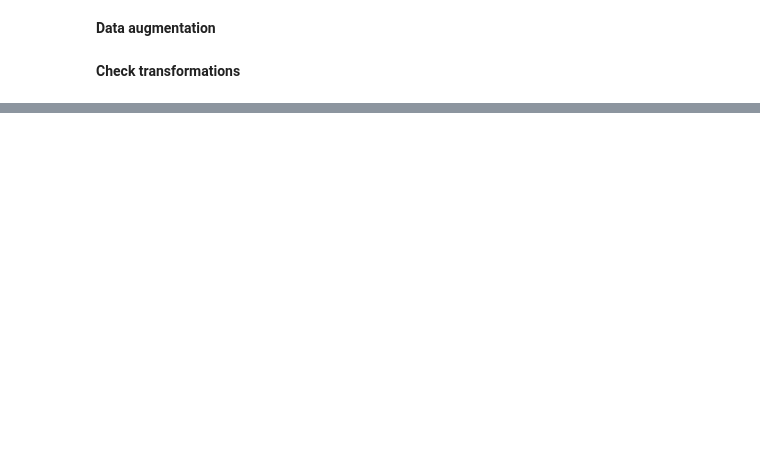
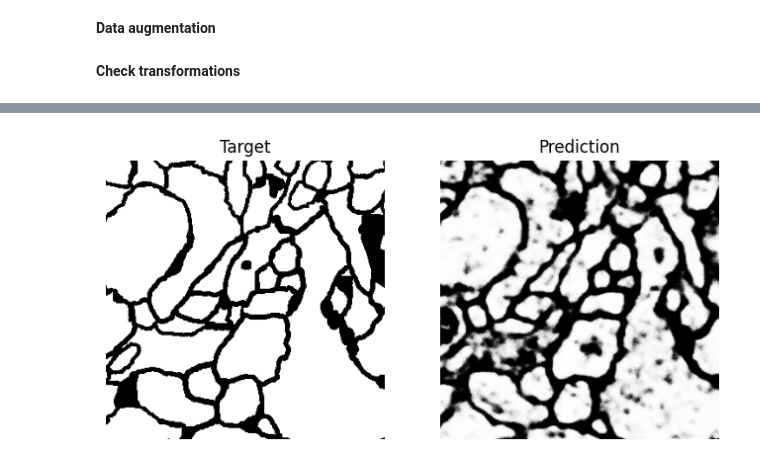
Before and after one commit to lniango/Segmentation_tracking, a Jupyter notebook: segmentation.ipynb, the cells around one changed output, grey strips where cells are left out. Cells and saved outputs as stored; diff of their text form; code cells hidden in the pictures; blank space fills up the shorter version.

```diff
--- a/segmentation.ipynb
+++ b/segmentation.ipynb
@@ -1068,0 +908,86 @@ with torch.no_grad():
+# %%
+'''# Make datasets
+test_set = SegmentationDataset(images    = img_mtrx[test_idx, :, :],
+                                        masks     = mask_mtrx[test_idx, :, :],
+                                        transform = None,
+                                        device = device, wmap_w0 = w0, wmap_sigma = sigma)
+
+test_loader  = DataLoader(dataset     = test_set,
+                          batch_size  = act_batch_size,
+                          shuffle     = False,
+                          num_workers = 0,     # Change to >0 for performance
+                          pin_memory  = False) # Change to true for performance
+
+# load model
+learning_rate  = 5 * 1e-4
+act_batch_size = 1 # Can't fit more than one image in GPU!
+eff_batch_size = 1 # Efective batch (Gradient accumulation)
+momentum       = 0.99
+device         = 'cuda'
+channels       = [C, 64, 128, 256, 512, 1024]
+w0             = 10
+sigma          = 5'''
+
+
+model      = Unet(channels = channels, no_classes = 1).double().to(device)
+checkpoint = torch.load("/kaggle/working/model_epoch_v2_30.pt")
+#print(checkpoint.keys())
+model.load_state_dict(checkpoint['model_state_dict'])
+model.eval()
+
+# Make loss
+criterion = WeightedBCEWithLogitsLossAndDice(batch_size = act_batch_size)
+criterion = nn.BCEWithLogitsLoss()
+
+'''
+with torch.no_grad():
+    for batch_id, (X, y, weights) in enumerate(test_loader):
+
+        y_hat = model(X)
+        y_hat_sig = torch.sigmoid(y_hat)
+
+        print(f"=== Sample {batch_id} ===")
+        print(f"y      → min: {y.min():.3f}, max: {y.max():.3f}, mean: {y.mean():.3f}")
+        print(f"y_hat  → min: {y_hat.min():.3f}, max: {y_hat.max():.3f}")  # logits
+        print(f"y_hat_sig → min: {y_hat_sig.min():.3f}, max: {y_hat_sig.max():.3f}, mean: {y_hat_sig.mean():.3f}")
+        print(f"y shape: {y.shape}, y_hat shape: {y_hat.shape}")
+
+        # % de pixels prédits comme foreground
+        pct_pred = (y_hat_sig > 0.5).float().mean().item()
+        pct_true = y.float().mean().item()
+        print(f"% foreground prédit: {pct_pred:.3f}, % foreground réel: {pct_true:.3f}")
+        print()
+
+        if batch_id == 2:
+            break'''
+
+with torch.no_grad():
+
+    for batch_id, (X, y, weights) in enumerate(test_loader):
+
+        # Forward
+        y_hat = model(X)
+        y_hat = torch.sigmoid(y_hat)
+
+
+        # Convert to numpy
+        X = np.squeeze(X.cpu().numpy())
+        y = np.squeeze(y.cpu().numpy())
+        w = np.squeeze(weights.cpu().numpy())
+        y_hat = np.squeeze(y_hat.detach().cpu().numpy())
+
+        # Make mask
+        y_hat2 = y_hat > 0.5
+
+        # plot
+        fig, ax = plt.subplots(nrows = 1, ncols = 2, figsize = (8, 8))
+
+        ax[0].imshow(y, 'gray', interpolation = None)
+        ax[0].axis('off');
+        ax[0].set_title('Target');
+
+        ax[1].imshow(y_hat, 'gray', interpolation = None)
+        ax[1].axis('off');
+        ax[1].set_title('Prediction');
+# %% [output]
+[figure, added]
```
Also changed, not shown: parts of 13 cells of this notebook.
